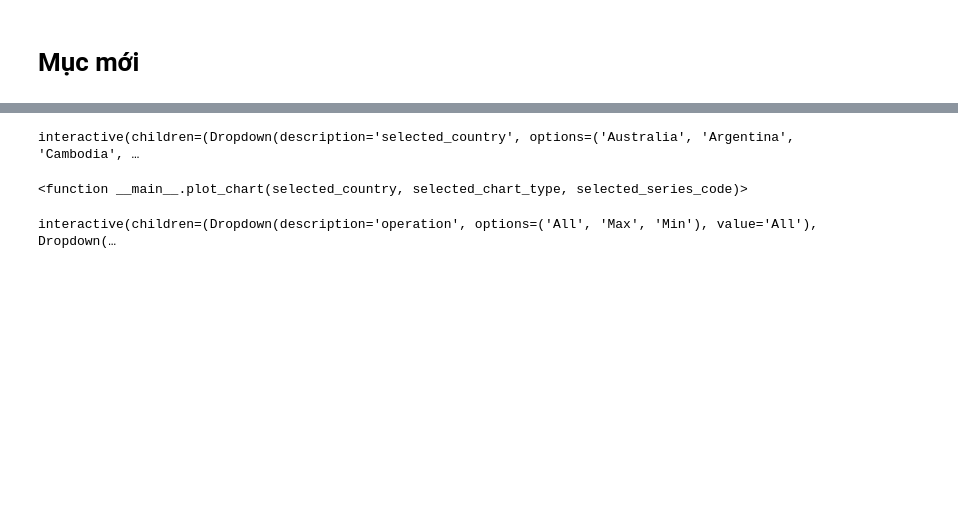
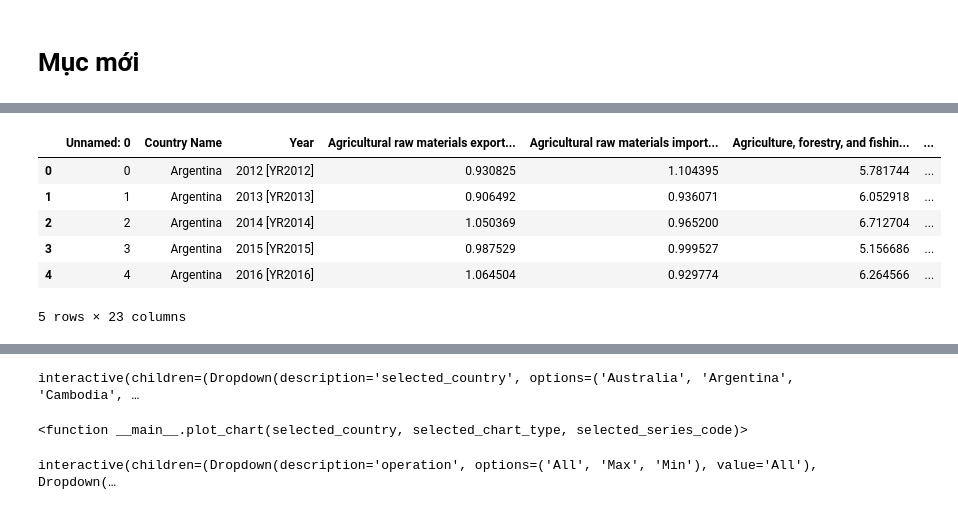
Before and after one commit to vo-duy-huynh/python_excel, a Jupyter notebook: lab.ipynb, the cells around one changed output, grey strips where cells are left out. Drawn from its saved outputs; the diff is of its cells as text; code cells hidden in the pictures; blank space fills up the shorter version.

```diff
--- a/lab.ipynb
+++ b/lab.ipynb
@@ -31,5 +58,13 @@ print(data.shape)#in ra kích thước của dữ liệu
 # %%
 # Hiển thị 5 dòng đầu tiên của dữ liệu
-print(data.head())
+data.head()
+# %% [output]
+|  | Unnamed: 0 | Country Name | Year | Agricultural raw materials export... | Agricultural raw materials import... | Agriculture, forestry, and fishin... | ... |
+| 0 | 0 | Argentina | 2012 [YR2012] | 0.930825 | 1.104395 | 5.781744 | ... |
+| 1 | 1 | Argentina | 2013 [YR2013] | 0.906492 | 0.936071 | 6.052918 | ... |
+| 2 | 2 | Argentina | 2014 [YR2014] | 1.050369 | 0.965200 | 6.712704 | ... |
+| 3 | 3 | Argentina | 2015 [YR2015] | 0.987529 | 0.999527 | 5.156686 | ... |
+| 4 | 4 | Argentina | 2016 [YR2016] | 1.064504 | 0.929774 | 6.264566 | ... |
+5 rows × 23 columns
 # %%
 # Hiển thị 5 dòng cuối của dữ liệu
```
Also changed, not shown: parts of 22 cells of this notebook.
